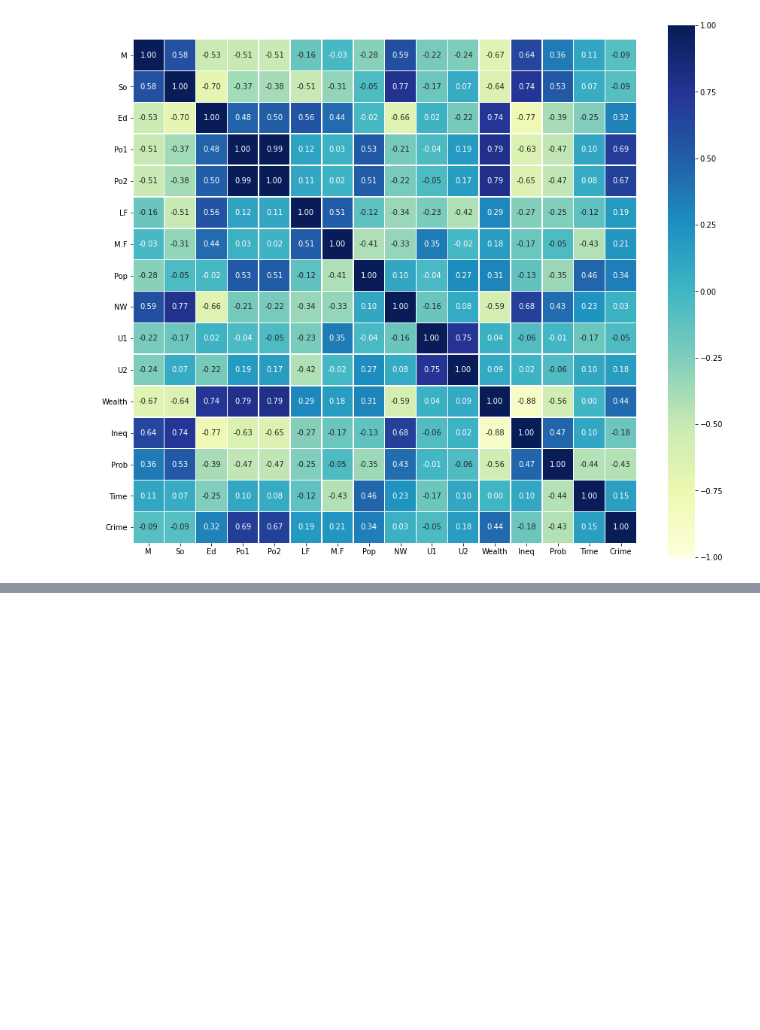
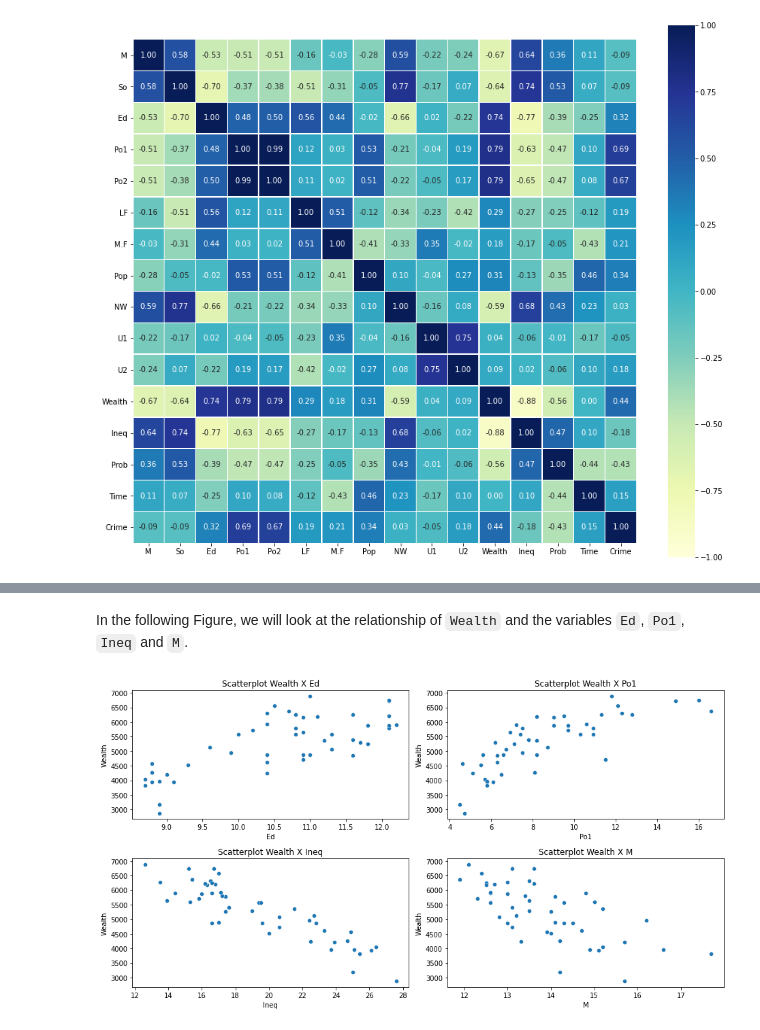
Before and after one commit to artchiaver/uscrime, a Jupyter notebook: notebook/effect_of_punishment_regimes.ipynb, the cells around one changed output, grey strips where cells are left out. Drawn from its saved outputs; the diff is of its cells as text; code cells hidden in the pictures; blank space fills up the shorter version.

```diff
--- a/notebook/effect_of_punishment_regimes.ipynb
+++ b/notebook/effect_of_punishment_regimes.ipynb
@@ -175,0 +172,26 @@ AttributeError: module 'seaborn' has no attribute 'histplot'
+# %% [markdown]
+In the following Figure, we will look at the relationship of `Wealth` and the variables `Ed`, `Po1`, `Ineq` and `M`.
+# %%
+fig = plt.figure(figsize=(13,7))
+gs = mpl.gridspec.GridSpec(2,2, figure=fig)
+
+ax0 = fig.add_subplot(gs[0,0])
+ax0 = sns.scatterplot(x='Ed', y='Wealth', data=df_crimes)
+ax0.set_title("Scatterplot Wealth X Ed")
+
+ax1 = fig.add_subplot(gs[0,1])
+ax1 = sns.scatterplot(x='Po1', y='Wealth', data=df_crimes)
+ax1.set_title("Scatterplot Wealth X Po1")
+
+ax2 = fig.add_subplot(gs[1,0])
+ax2 = sns.scatterplot(x='Ineq', y='Wealth', data=df_crimes)
+ax2.set_title("Scatterplot Wealth X Ineq")
+
+ax3 = fig.add_subplot(gs[1,1])
+ax3 = sns.scatterplot(x='M', y='Wealth', data=df_crimes)
+ax3.set_title("Scatterplot Wealth X M")
+
+plt.tight_layout()
+plt.show()
+# %% [output]
+[figure, added]
```
Also changed, not shown: parts of 5 cells of this notebook.
